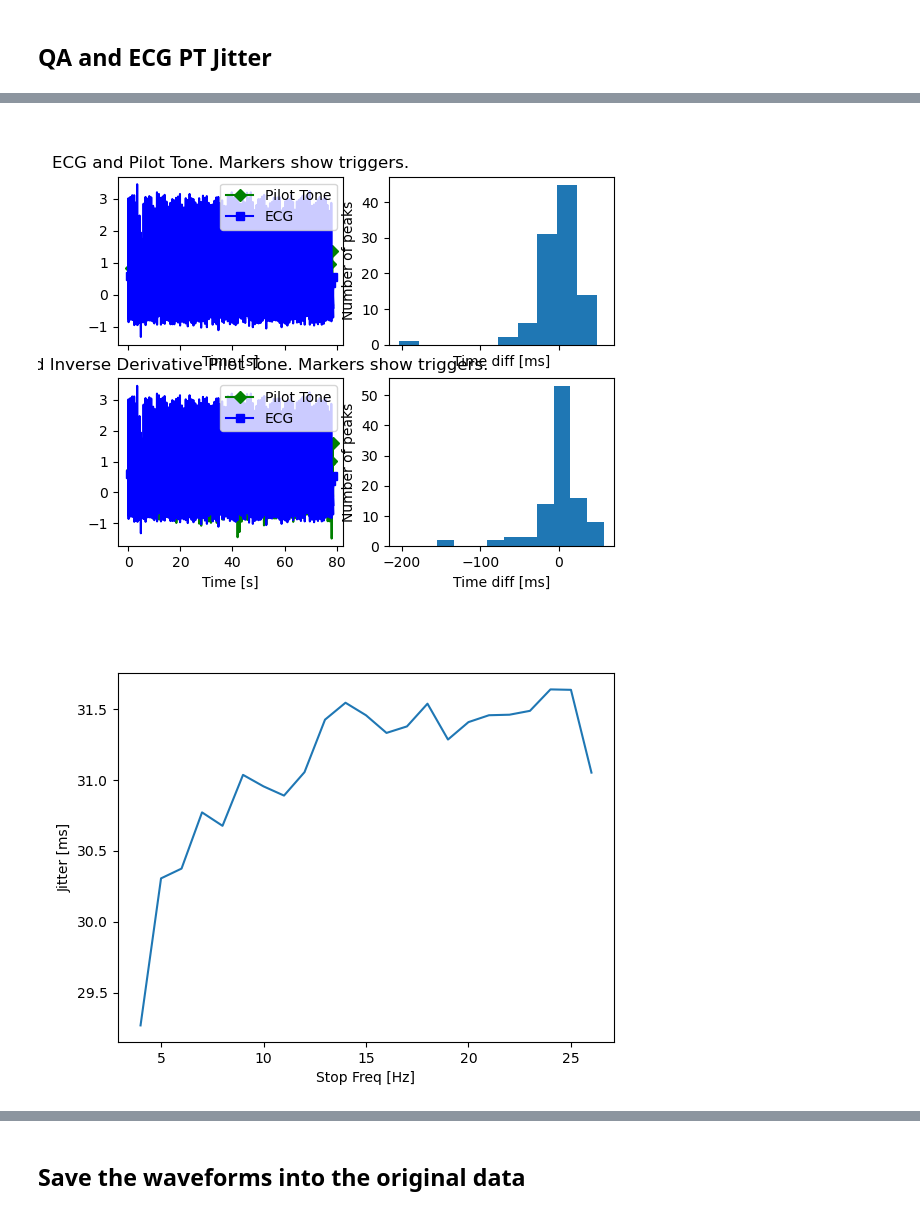
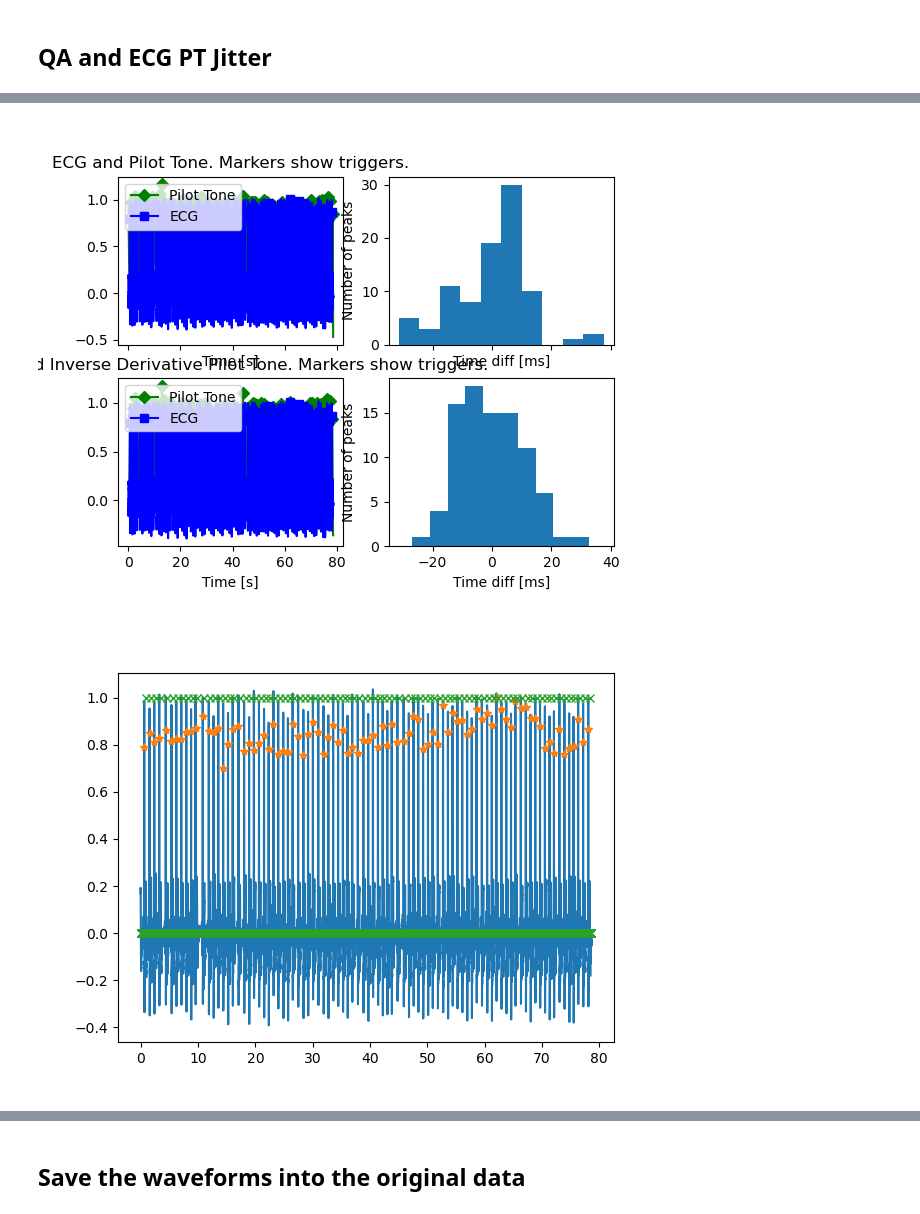
Before and after one commit to usc-mrel/PylotToneMRI, a Jupyter notebook: main_pilottone_extract.ipynb, the cells around one changed output, grey strips where cells are left out. Saved outputs shown, nothing was run; the diff lists cells and outputs as text; code cells hidden in the pictures.

Commit message:
Optimize and improve both pilottone extraction params and derivative.

```diff
--- a/main_pilottone_extract.ipynb
+++ b/main_pilottone_extract.ipynb
@@ -405,6 +208,8 @@ Number of extraneous derivative PT triggers: 1.
 %matplotlib widget
 import pilottone_ecg_jitter
 importlib.reload(pilottone_ecg_jitter)
+import pilottone
+importlib.reload(pilottone.pt)
 from pilottone_ecg_jitter import pt_ecg_jitter
 
 from pilottone.pt import extract_triggers
@@ -432,54 +237,23 @@ pt_extract_params = {'golay_filter_len': 101,
                         'show_plots': False
                     }
                 }
-pt_volt = pt.get_volt_from_protoname(hdr.measurementInformation.protocolName)
-if pt_volt is not None:
-    print(f"Extracted voltage: {pt_volt} V")
-    sg_filter_len = int(np.round((-18.37*np.log(pt_volt)+88.87)/2)*2+1) # Empirically found.
-else:
-    sg_filter_len = 91
 
-print(f'SG filter length = {sg_filter_len}.')
-
-# gol_filt_len_list = [41, 51, 61, 71, 81, 91, 101, 111]
-# gol_filt_len_list = [101]
-card_endf_list = np.arange(4, 27, 1)
-
-jitters = {}
-for filt_len in card_endf_list:
-
-    # pt_extract_params['golay_filter_len'] = filt_len
-    pt_extract_params['cardiac']['freq_stop'] = filt_len
-    try:
-        pt_respiratory, pt_cardiac = pt.extract_pilottone_navs(pt_sig_clean2, f_samp, pt_extract_params)
-    except Exception:
-        jitters[filt_len] = np.inf
-        continue
-
-    pt_cardiac_filtered = savgol_filter(pt_cardiac, sg_filter_len, 3, axis=0)
-    pt_cardiac_derivative = np.hstack((0, -np.diff(pt_cardiac_filtered)/(time_pt[1] - time_pt[0])))
-    pt_cardiac_derivative /= np.percentile(pt_cardiac_derivative, 99)
-
-    pk_diffs, _ = pt_ecg_jitter(time_pt, pt_cardiac, pt_cardiac_derivative, time_ecg, ecg_waveform, ecg_trigs=ecg_trigs, skip_time=0.6, show_outputs=False)
-    jitters[filt_len] = np.std(pk_diffs*1e3)
-
-best_gol_len = min(jitters, key=jitters.get)
-print('Best filter freq: ', best_gol_len)
-# pt_extract_params['golay_filter_len'] = best_gol_len
-pt_extract_params['cardiac']['freq_stop'] = best_gol_len
+sg_filter_len = 81
 
 pt_respiratory, pt_cardiac = pt.extract_pilottone_navs(pt_sig_clean2, f_samp, pt_extract_params)
+
 pt_cardiac_filtered = savgol_filter(pt_cardiac, sg_filter_len, 3, axis=0)
-pt_cardiac_derivative = np.hstack((0, -np.diff(pt_cardiac_filtered)/(time_pt[1] - time_pt[0])))
+pt_cardiac_derivative = np.hstack((0, np.diff(pt_cardiac_filtered)/(time_pt[1] - time_pt[0])))
+pt_cardiac_derivative[:20] = pt_cardiac_derivative[20]
+pt_cardiac_derivative[-20:] = pt_cardiac_derivative[-20]
+pt_cardiac_derivative -= np.percentile(pt_cardiac_derivative, 5)
 pt_cardiac_derivative /= np.percentile(pt_cardiac_derivative, 99)
-pt_cardiac_trigs = extract_triggers(time_pt, pt_cardiac, skip_time=0.6)
-pt_derivative_trigs = extract_triggers(time_pt, pt_cardiac_derivative, skip_time=0.6)
 
-_,_ = pt_ecg_jitter(time_pt, pt_cardiac, pt_cardiac_derivative, time_ecg, -ecg_waveform, ecg_trigs=ecg_trigs, skip_time=0.6, show_outputs=True)
+pt_cardiac_trigs = extract_triggers(time_pt, pt_cardiac, skip_time=0.6, prominence=0.5)
+pt_derivative_trigs = extract_triggers(time_pt, pt_cardiac_derivative, skip_time=0.6, prominence=0.6)
 
-plt.figure()
-plt.plot(jitters.keys(), jitters.values())
-plt.xlabel('Stop Freq [Hz]')
-plt.ylabel('Jitter [ms]')
-plt.show()
+_,_ = pt_ecg_jitter(time_pt, pt_cardiac, pt_cardiac_derivative,
+                    time_ecg, ecg_waveform,
+                    pt_cardiac_trigs=pt_cardiac_trigs, pt_derivative_trigs=pt_derivative_trigs, ecg_trigs=ecg_trigs,
+                    skip_time=0.6, show_outputs=True)
 # %% [output]
@@ -502,3 +272,3 @@ Number of missed derivative PT triggers: 5.
 Number of extraneous derivative PT triggers: 0.
-[figure, old version]
+[figure, new version]
-[figure, old version]
+[figure, new version]
```
Also changed, not shown: parts of 8 cells of this notebook, 2 other files.
